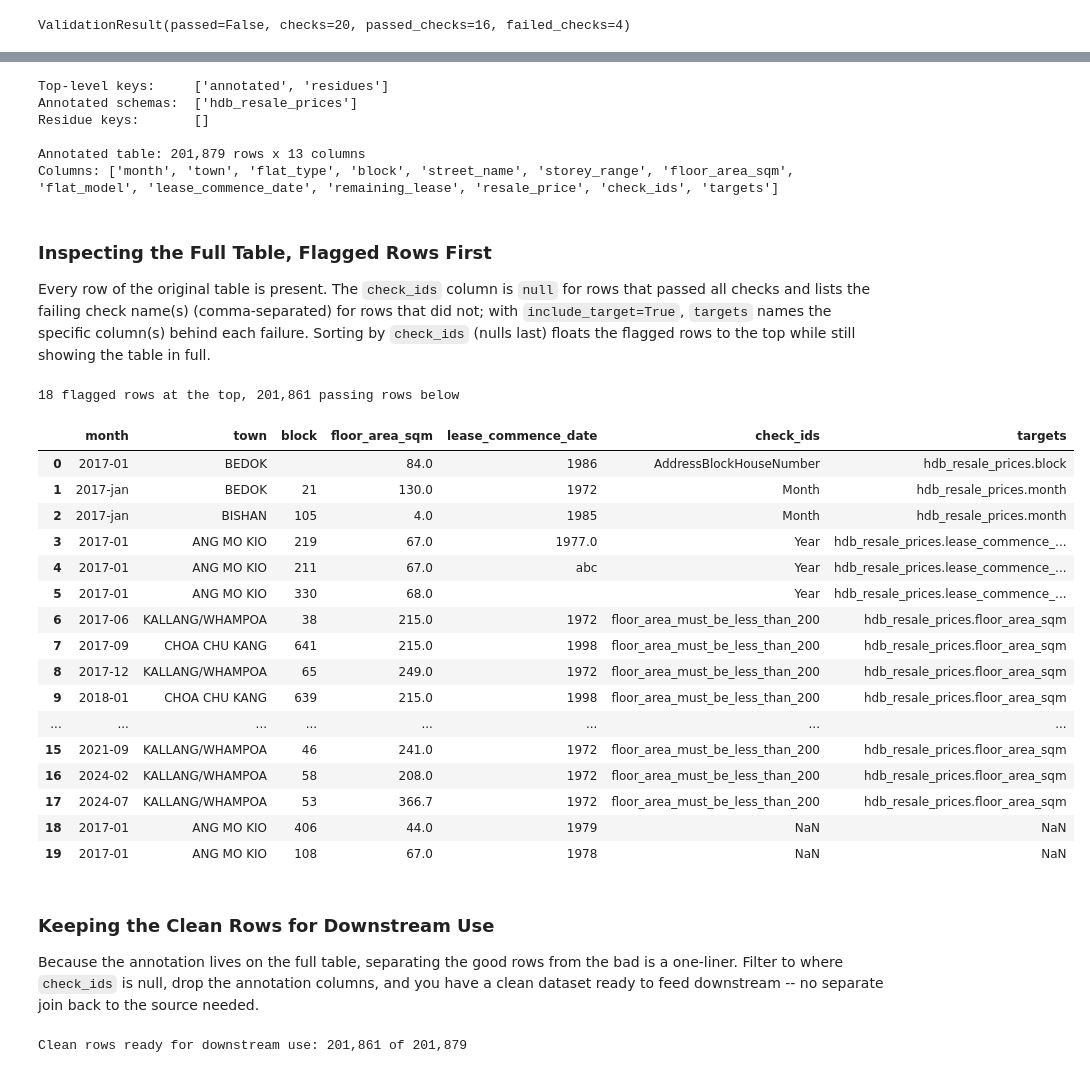
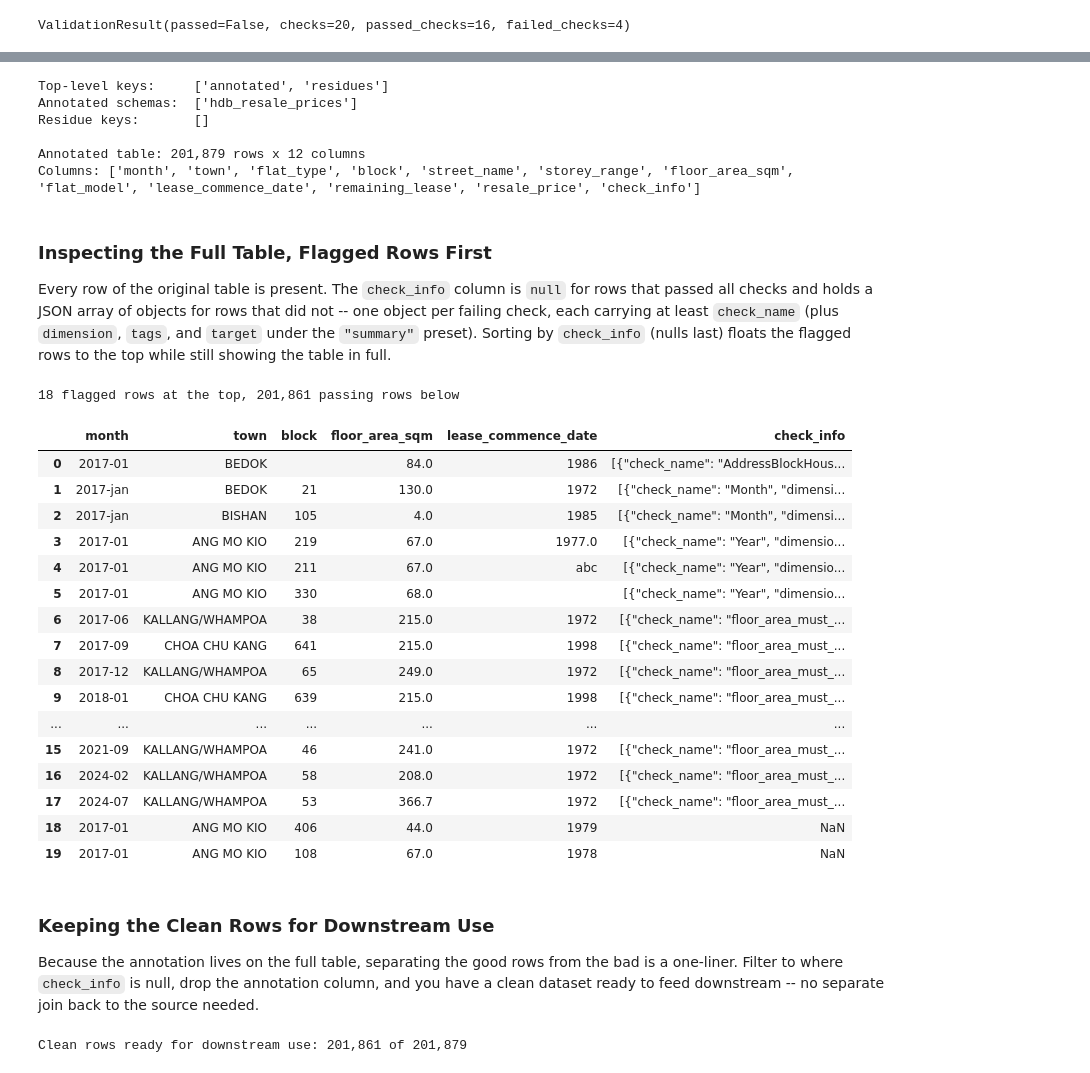
Before and after one commit to govtech-data-practice/vowl, a Jupyter notebook: examples/vowl_usage_patterns_demo.ipynb, the cells around one changed output, grey strips where cells are left out. Cells and saved outputs as stored; diff of their text form; code cells hidden in the pictures.

```diff
--- a/examples/vowl_usage_patterns_demo.ipynb
+++ b/examples/vowl_usage_patterns_demo.ipynb
@@ -540,10 +540,11 @@ Beyond the per-check and per-table views above, the headline accessor is **`get_
 > Not every check can be merged into the annotated table. For the full eligibility rules and worked examples of each non-mergeable category, see [Known Issues: Annotated Output](../docs/known-issues.md#annotated-output-not-all-checks-can-be-merged).
 # %%
 # get_annotated_output() returns a nested dict with two reserved keys:
-#   "annotated" -> {schema: full in-scope table + a `check_ids` column}
+#   "annotated" -> {schema: full in-scope table + a `check_info` column}
 #   "residues"  -> failed rows for checks that can't be merged onto one table
 #                  (cross-table, aggregation, or column-subset checks; shown later in this section)
-output = result.get_annotated_output(include_target=True)
+# check_info="summary" enriches each array element with dimension, tags, and target.
+output = result.get_annotated_output(check_info="summary")
 annotated = output["annotated"]["hdb_resale_prices"].to_pandas()
 # %%
 # Inspect the structure of the annotated output
@@ -557,41 +558,41 @@ Top-level keys:     ['annotated', 'residues']
 Annotated schemas:  ['hdb_resale_prices']
 Residue keys:       []
 
-Annotated table: 201,879 rows x 13 columns
-Columns: ['month', 'town', 'flat_type', 'block', 'street_name', 'storey_range', 'floor_area_sqm', 'flat_model', 'lease_commence_date', 'remaining_lease', 'resale_price', 'check_ids', 'targets']
+Annotated table: 201,879 rows x 12 columns
+Columns: ['month', 'town', 'flat_type', 'block', 'street_name', 'storey_range', 'floor_area_sqm', 'flat_model', 'lease_commence_date', 'remaining_lease', 'resale_price', 'check_info']
 # %% [markdown]
 ### Inspecting the Full Table, Flagged Rows First
 
-Every row of the original table is present. The `check_ids` column is `null` for rows that passed all checks and lists the failing check name(s) (comma-separated) for rows that did not; with `include_target=True`, `targets` names the specific column(s) behind each failure. Sorting by `check_ids` (nulls last) floats the flagged rows to the top while still showing the table in full.
+Every row of the original table is present. The `check_info` column is `null` for rows that passed all checks and holds a JSON array of objects for rows that did not -- one object per failing check, each carrying at least `check_name` (plus `dimension`, `tags`, and `target` under the `"summary"` preset). Sorting by `check_info` (nulls last) floats the flagged rows to the top while still showing the table in full.
 # %%
-# Sort the full table so flagged rows surface first; passing rows (check_ids = null) sink.
-flagged_first = annotated.sort_values("check_ids", na_position="last").reset_index(drop=True)
-n_flagged = annotated["check_ids"].notna().sum()
+# Sort the full table so flagged rows surface first; passing rows (check_info = null) sink.
+flagged_first = annotated.sort_values("check_info", na_position="last").reset_index(drop=True)
+n_flagged = annotated["check_info"].notna().sum()
 # %%
 print(f"{n_flagged} flagged rows at the top, {len(annotated) - n_flagged:,} passing rows below\n")
 flagged_first[["month", "town", "block", "floor_area_sqm",
-               "lease_commence_date", "check_ids", "targets"]].head(20)
+               "lease_commence_date", "check_info"]].head(20)
 # %% [output]
 18 flagged rows at the top, 201,861 passing rows below
-|  | month | town | block | floor_area_sqm | lease_commence_date | check_ids | targets |
-| 0 | 2017-01 | BEDOK |  | 84.0 | 1986 | AddressBlockHouseNumber | hdb_resale_prices.block |
-| 1 | 2017-jan | BEDOK | 21 | 130.0 | 1972 | Month | hdb_resale_prices.month |
-| 2 | 2017-jan | BISHAN | 105 | 4.0 | 1985 | Month | hdb_resale_prices.month |
-| 3 | 2017-01 | ANG MO KIO | 219 | 67.0 | 1977.0 | Year | hdb_resale_prices.lease_commence_... |
-| 4 | 2017-01 | ANG MO KIO | 211 | 67.0 | abc | Year | hdb_resale_prices.lease_commence_... |
-| 5 | 2017-01 | ANG MO KIO | 330 | 68.0 |  | Year | hdb_resale_prices.lease_commence_... |
-| 6 | 2017-06 | KALLANG/WHAMPOA | 38 | 215.0 | 1972 | floor_area_must_be_less_than_200 | hdb_resale_prices.floor_area_sqm |
-| 7 | 2017-09 | CHOA CHU KANG | 641 | 215.0 | 1998 | floor_area_must_be_less_than_200 | hdb_resale_prices.floor_area_sqm |
-| 8 | 2017-12 | KALLANG/WHAMPOA | 65 | 249.0 | 1972 | floor_area_must_be_less_than_200 | hdb_resale_prices.floor_area_sqm |
-| 9 | 2018-01 | CHOA CHU KANG | 639 | 215.0 | 1998 | floor_area_must_be_less_than_200 | hdb_resale_prices.floor_area_sqm |
-| ... | ... | ... | ... | ... | ... | ... | ... |
-| 15 | 2021-09 | KALLANG/WHAMPOA | 46 | 241.0 | 1972 | floor_area_must_be_less_than_200 | hdb_resale_prices.floor_area_sqm |
-| 16 | 2024-02 | KALLANG/WHAMPOA | 58 | 208.0 | 1972 | floor_area_must_be_less_than_200 | hdb_resale_prices.floor_area_sqm |
-| 17 | 2024-07 | KALLANG/WHAMPOA | 53 | 366.7 | 1972 | floor_area_must_be_less_than_200 | hdb_resale_prices.floor_area_sqm |
-| 18 | 2017-01 | ANG MO KIO | 406 | 44.0 | 1979 | NaN | NaN |
-| 19 | 2017-01 | ANG MO KIO | 108 | 67.0 | 1978 | NaN | NaN |
+|  | month | town | block | floor_area_sqm | lease_commence_date | check_info |
+| 0 | 2017-01 | BEDOK |  | 84.0 | 1986 | [{"check_name": "AddressBlockHous... |
+| 1 | 2017-jan | BEDOK | 21 | 130.0 | 1972 | [{"check_name": "Month", "dimensi... |
+| 2 | 2017-jan | BISHAN | 105 | 4.0 | 1985 | [{"check_name": "Month", "dimensi... |
+| 3 | 2017-01 | ANG MO KIO | 219 | 67.0 | 1977.0 | [{"check_name": "Year", "dimensio... |
+| 4 | 2017-01 | ANG MO KIO | 211 | 67.0 | abc | [{"check_name": "Year", "dimensio... |
+| 5 | 2017-01 | ANG MO KIO | 330 | 68.0 |  | [{"check_name": "Year", "dimensio... |
+| 6 | 2017-06 | KALLANG/WHAMPOA | 38 | 215.0 | 1972 | [{"check_name": "floor_area_must_... |
+| 7 | 2017-09 | CHOA CHU KANG | 641 | 215.0 | 1998 | [{"check_name": "floor_area_must_... |
+| 8 | 2017-12 | KALLANG/WHAMPOA | 65 | 249.0 | 1972 | [{"check_name": "floor_area_must_... |
+| 9 | 2018-01 | CHOA CHU KANG | 639 | 215.0 | 1998 | [{"check_name": "floor_area_must_... |
+| ... | ... | ... | ... | ... | ... | ... |
+| 15 | 2021-09 | KALLANG/WHAMPOA | 46 | 241.0 | 1972 | [{"check_name": "floor_area_must_... |
+| 16 | 2024-02 | KALLANG/WHAMPOA | 58 | 208.0 | 1972 | [{"check_name": "floor_area_must_... |
+| 17 | 2024-07 | KALLANG/WHAMPOA | 53 | 366.7 | 1972 | [{"check_name": "floor_area_must_... |
+| 18 | 2017-01 | ANG MO KIO | 406 | 44.0 | 1979 | NaN |
+| 19 | 2017-01 | ANG MO KIO | 108 | 67.0 | 1978 | NaN |
 # %% [markdown]
 ### Keeping the Clean Rows for Downstream Use
 
-Because the annotation lives on the full table, separating the good rows from the bad is a one-liner. Filter to where `check_ids` is null, drop the annotation columns, and you have a clean dataset ready to feed downstream -- no separate join back to the source needed.
+Because the annotation lives on the full table, separating the good rows from the bad is a one-liner. Filter to where `check_info` is null, drop the annotation column, and you have a clean dataset ready to feed downstream -- no separate join back to the source needed.
 # %%
```
Also changed, not shown: parts of 10 cells of this notebook, 12 other files.
